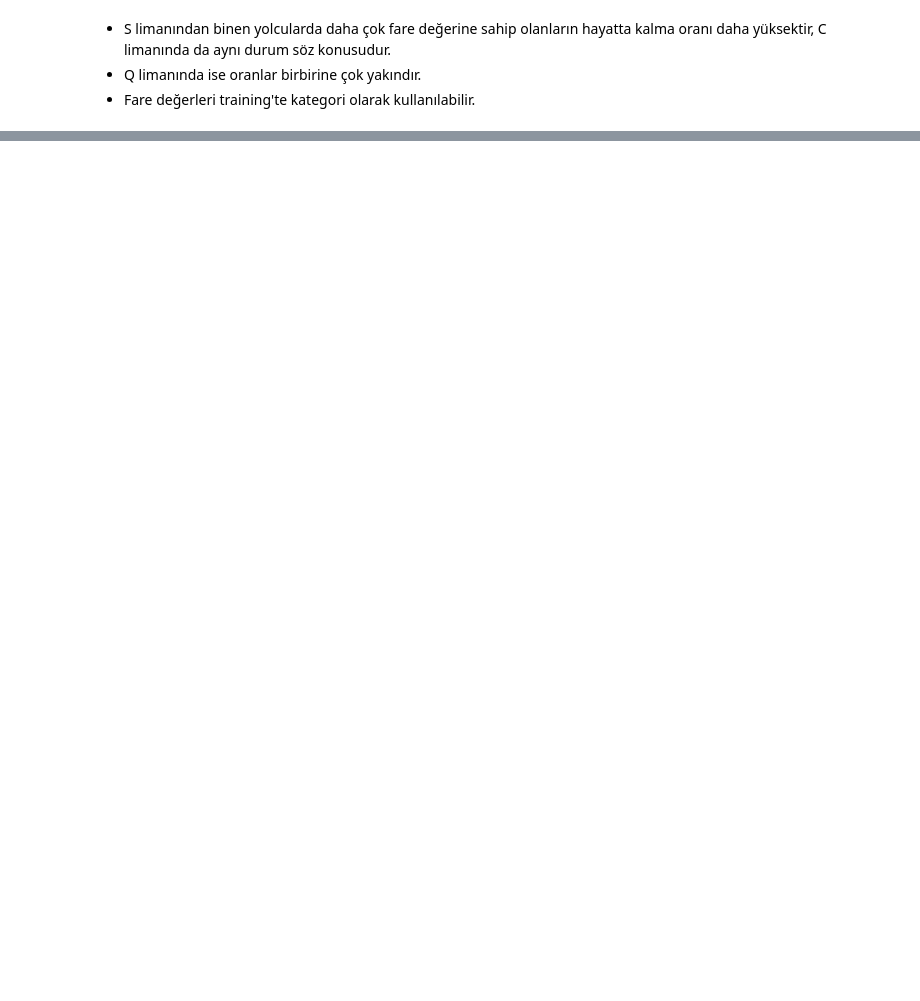
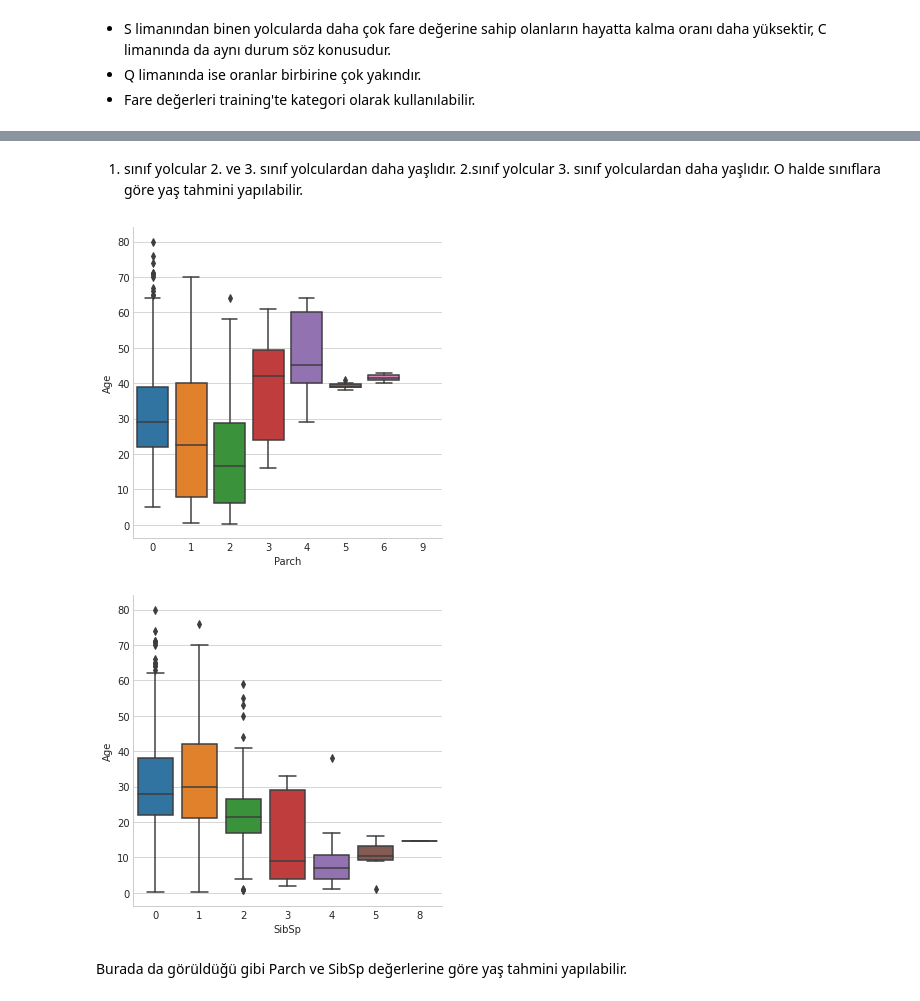
Before and after one commit to ebrukirikkayis/Kaggle-Competition-Titanic-EDA-, a Jupyter notebook: rms-titanic-eda.ipynb, the cells around one changed output, grey strips where cells are left out. Drawn from its saved outputs; the diff is of its cells as text; code cells hidden in the pictures; blank space fills up the shorter version.

```diff
--- a/rms-titanic-eda.ipynb
+++ b/rms-titanic-eda.ipynb
@@ -572,0 +606,11 @@ plt.show()
+# %% [markdown]
+1. sınıf yolcular 2. ve 3. sınıf yolculardan daha yaşlıdır. 2.sınıf yolcular 3. sınıf yolculardan daha yaşlıdır. O halde sınıflara göre yaş tahmini yapılabilir.
+# %%
+sns.factorplot(x="Parch", y="Age", data=train_df, kind="box")
+sns.factorplot(x="SibSp", y="Age", data=train_df, kind="box")
+plt.show()
+# %% [output]
+[figure, added]
+[figure, added]
+# %% [markdown]
+Burada da görüldüğü gibi Parch ve SibSp değerlerine göre yaş tahmini yapılabilir.
```
Also changed, not shown: parts of 16 cells of this notebook.
